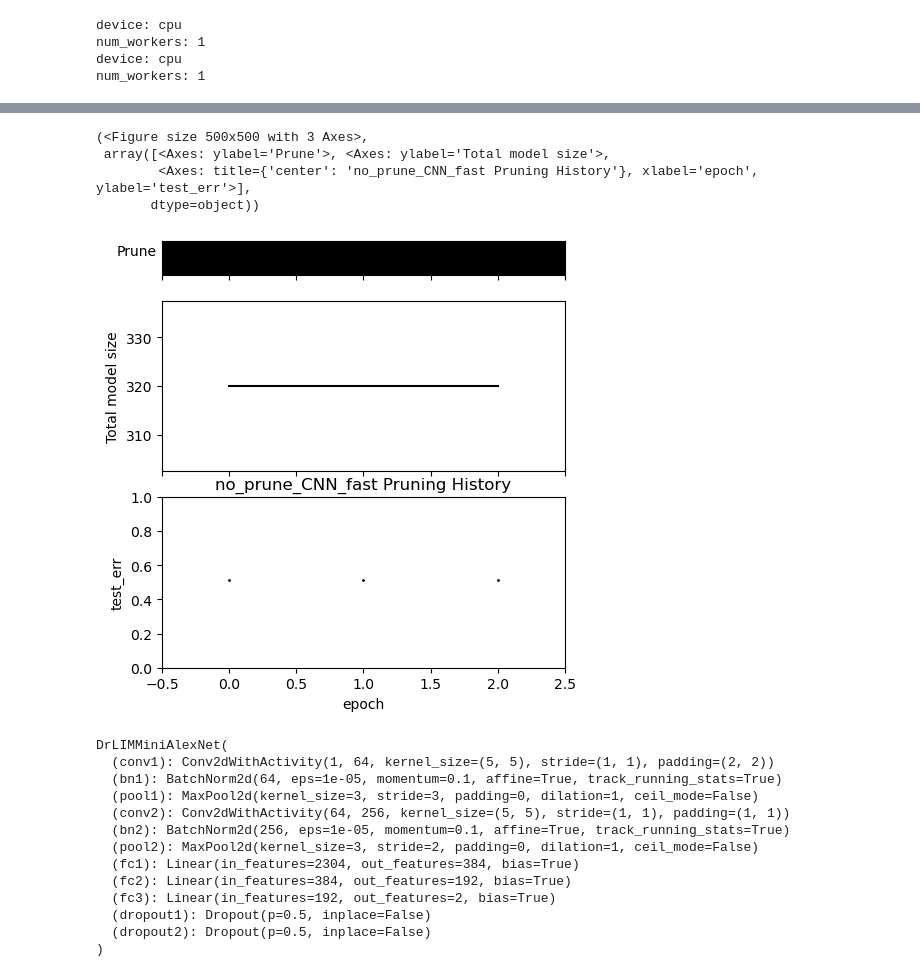
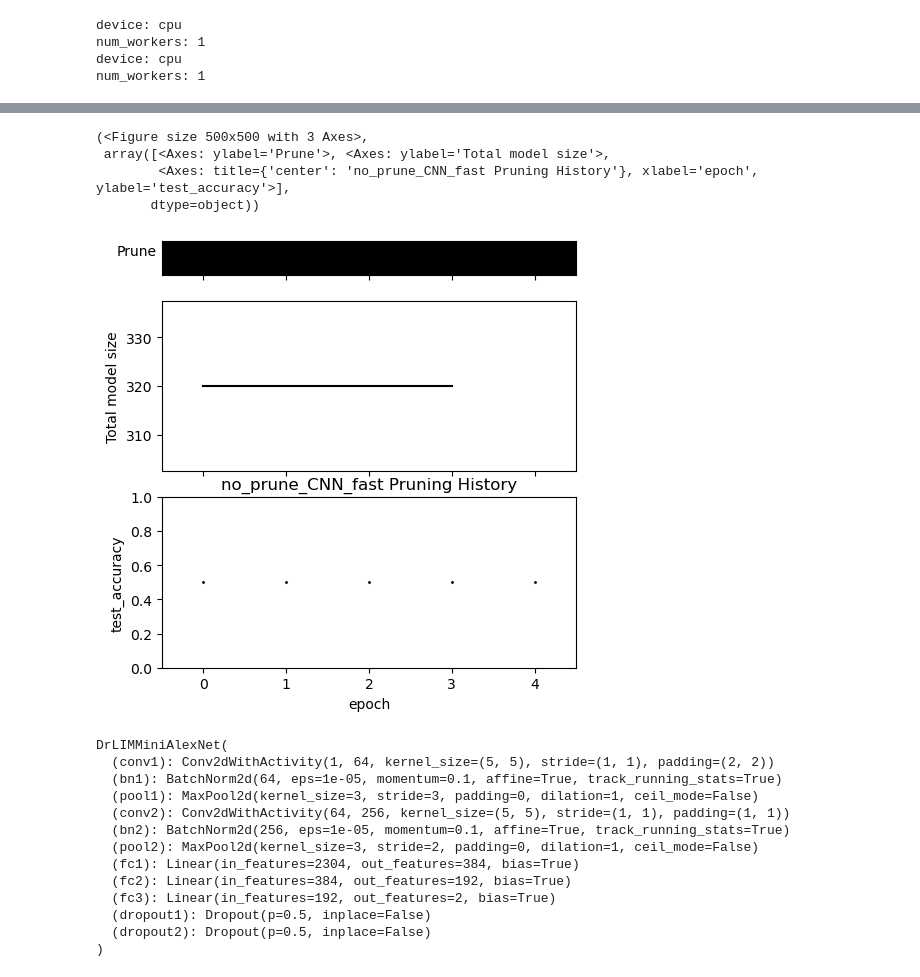
Before and after one commit to cchu70/klab_rotation, a Jupyter notebook: 12_MiniAlexNet-unsupervised-SBATCH.ipynb, the cells around one changed output, grey strips where cells are left out. Drawn from its saved outputs; the diff is of its cells as text; code cells hidden in the pictures.

```diff
--- a/12_MiniAlexNet-unsupervised-SBATCH.ipynb
+++ b/12_MiniAlexNet-unsupervised-SBATCH.ipynb
@@ -43,7 +43,7 @@ num_workers: 1
 device: cpu
 num_workers: 1
 # %%
-test_results = CNNUnsupervisedTrainingResults("/home/clc926/Desktop/klab_rotation/outputs/12/no_prune_CNN_fast/sbatch-TEST_bs-32_sf-0.05_sl-49_vr-6_nti-3_lmd-2_m-5.0_pmt-NoPrune_g-0.1_lr-0.001_s-4")
+test_results = CNNUnsupervisedTrainingResults("/home/clc926/Desktop/klab_rotation/outputs/12/no_prune_CNN_fast/sbatch-TEST_bs-32_sf-0.05_sl-49_vr-6_nti-5_lmd-2_m-5.0_pmt-NoPrune_g-0.1_lr-0.001_s-4")
 # %%
 test_results.plot_training_losses()
 # %% [output]
@@ -65,11 +53,11 @@ test_results.model_attr
 # %%
-test_results.plot_pruning()
+test_results.plot_pruning(test_err_col='test_accuracy')
 # %% [output]
 (<Figure size 500x500 with 3 Axes>,
  array([<Axes: ylabel='Prune'>, <Axes: ylabel='Total model size'>,
-        <Axes: title={'center': 'no_prune_CNN_fast Pruning History'}, xlabel='epoch', ylabel='test_err'>],
+        <Axes: title={'center': 'no_prune_CNN_fast Pruning History'}, xlabel='epoch', ylabel='test_accuracy'>],
        dtype=object))
-[figure, old version]
+[figure, new version]
 # %%
 test_results.set_trained_model(2)
 # %%
```
Also changed, not shown: parts of 3 cells of this notebook, 36 other files.
